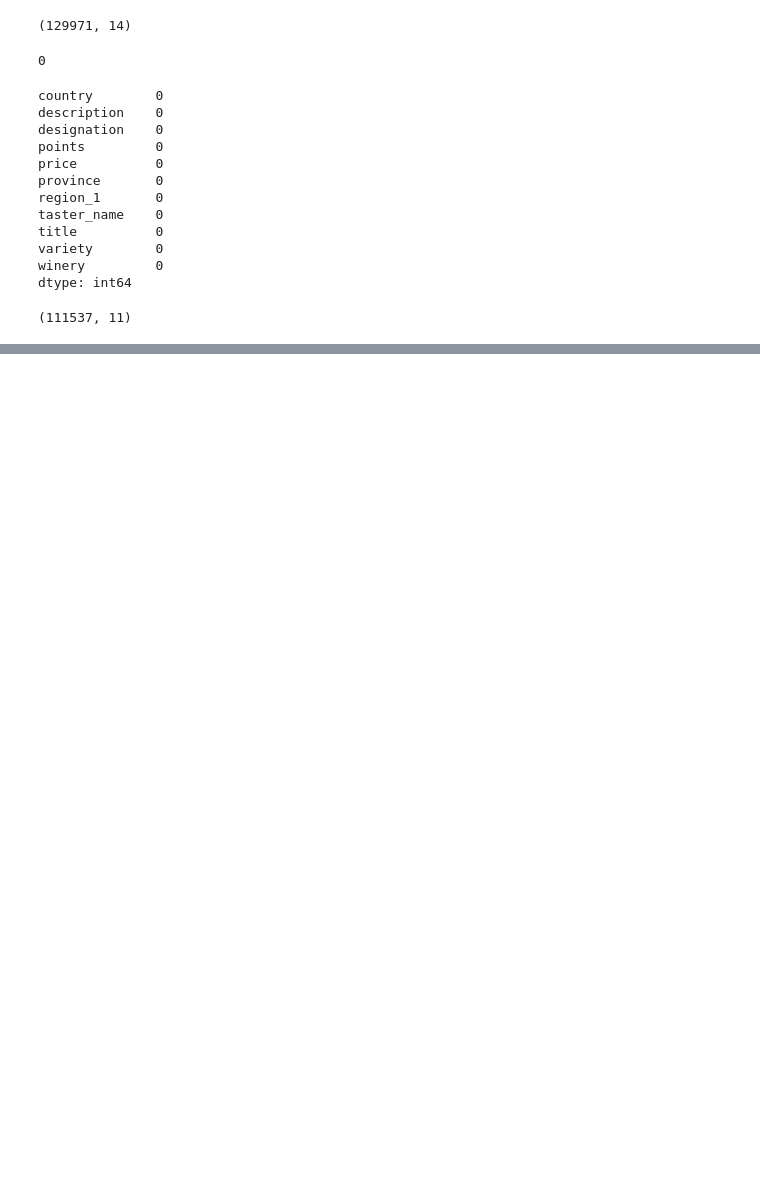
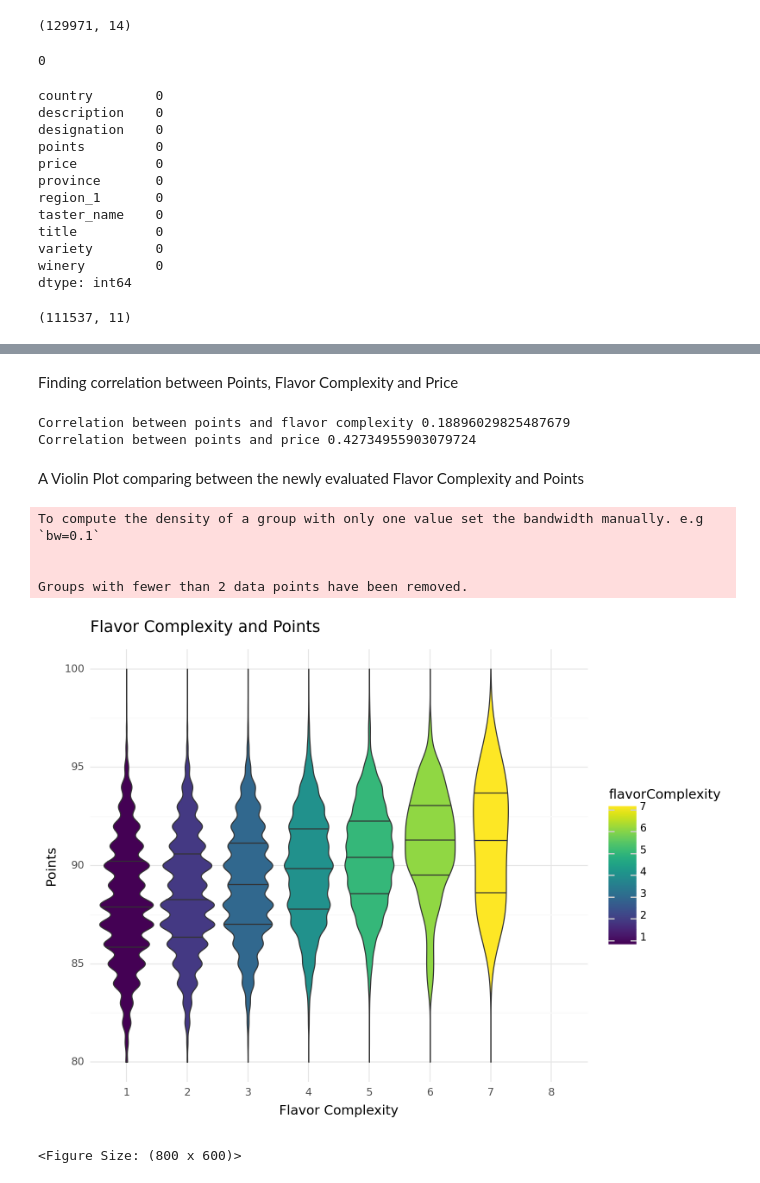
Before and after one commit to Manas-33/DL-Simplified, a Jupyter notebook: Wine Reviews Classification/Model/wine_review_classification.ipynb, the cells around one changed output, grey strips where cells are left out. Drawn from its saved outputs; the diff is of its cells as text; code cells hidden in the pictures; blank space fills up the shorter version.

```diff
--- a/Wine Reviews Classification/Model/wine_review_classification.ipynb
+++ b/Wine Reviews Classification/Model/wine_review_classification.ipynb
@@ -67,0 +140,32 @@ plt.show()
+# %% [markdown]
+Finding correlation between Points, Flavor Complexity and Price
+# %%
+correlation_coefficient1 = np.corrcoef(recommenderdf["points"], recommenderdf["flavorComplexity"])[0, 1]
+correlation_coefficient2 = np.corrcoef(recommenderdf["points"], recommenderdf["price"])[0, 1]
+print(f"Correlation between points and flavor complexity {correlation_coefficient1}")
+print(f"Correlation between points and price {correlation_coefficient2}")
+# %% [output]
+Correlation between points and flavor complexity 0.18896029825487679
+Correlation between points and price 0.42734955903079724
+# %% [markdown]
+A Violin Plot comparing between the newly evaluated Flavor Complexity and Points
+# %%
+from plotnine import (
+    ggplot,
+    aes,
+    labs,
+    geom_violin,
+    theme,
+    theme_minimal,
+    ggtitle,
+)
+
+ggplot(recommenderdf, aes('factor(flavorComplexity)', 'points')) + geom_violin(aes(fill = 'flavorComplexity'), trim = False,draw_quantiles=(0.25, 0.5, 0.75)
+) +labs(x = "Flavor Complexity", y = "Points")+theme_minimal() + ggtitle("Flavor Complexity and Points")+ theme(figure_size=(8, 6))
+# %% [output]
+To compute the density of a group with only one value set the bandwidth manually. e.g `bw=0.1`
+
+
+Groups with fewer than 2 data points have been removed.
+[figure, added]
+<Figure Size: (800 x 600)>
```
Also changed, not shown: parts of 10 cells of this notebook.
